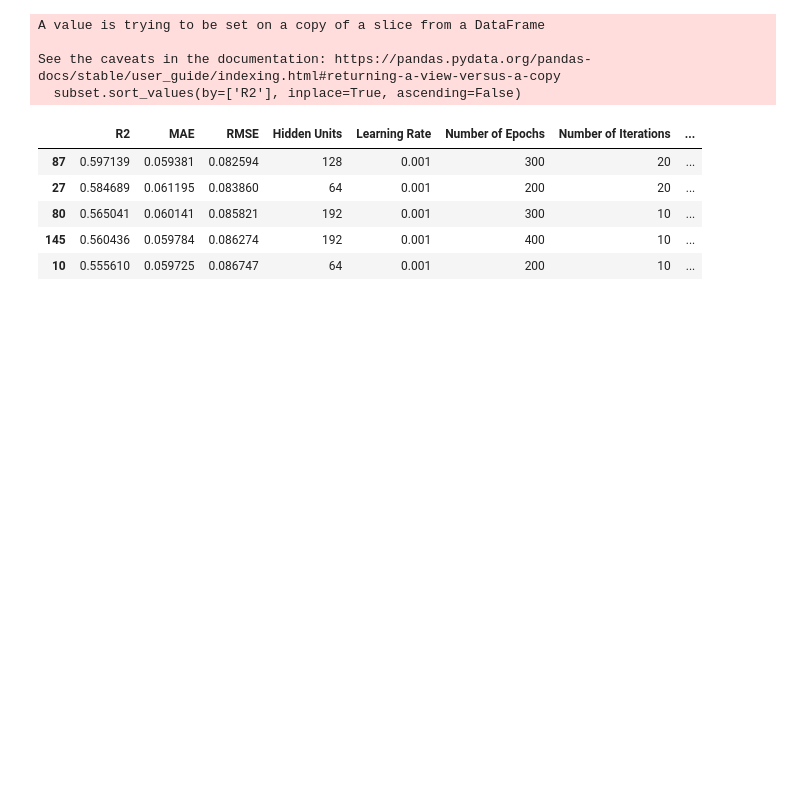
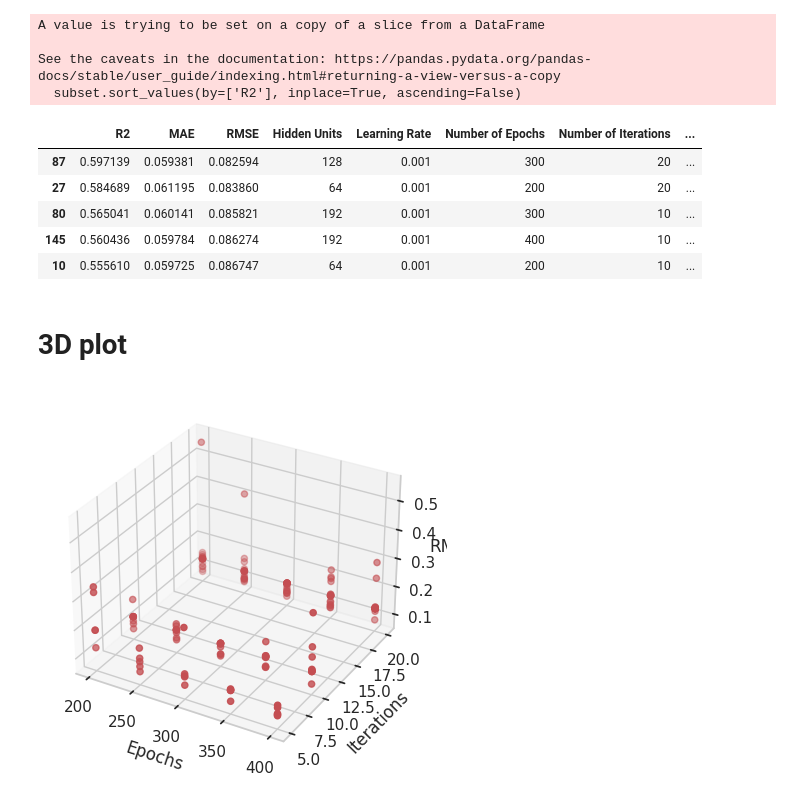
Before and after one commit to VinciGit00/MasterThesis, a Jupyter notebook: Python/Iteration improvement/Analysis/Second filter/4-LSTM.ipynb, the cells around one changed output. Drawn from its saved outputs; the diff is of its cells as text; code cells hidden in the pictures; blank space fills up the shorter version.

```diff
--- a/Python/Iteration improvement/Analysis/Second filter/4-LSTM.ipynb
+++ b/Python/Iteration improvement/Analysis/Second filter/4-LSTM.ipynb
@@ -76,3 +76,25 @@ See the caveats in the documentation: https://pandas.pydata.org/pandas-docs/stab
 | 80 | 0.565041 | 0.060141 | 0.085821 | 192 | 0.001 | 300 | 10 | ... |
 | 145 | 0.560436 | 0.059784 | 0.086274 | 192 | 0.001 | 400 | 10 | ... |
 | 10 | 0.555610 | 0.059725 | 0.086747 | 64 | 0.001 | 200 | 10 | ... |
+# %% [markdown]
+# 3D plot
+# %%
+import matplotlib.pyplot as plt
+from mpl_toolkits.mplot3d import Axes3D
+
+# Create a 3D plot
+fig = plt.figure()
+ax = fig.add_subplot(111, projection='3d')
+
+# Scatter plot
+ax.scatter(df["Number of Epochs"],df["Number of Iterations"], df["RMSE"], c='r', marker='o')
+
+# Set labels
+ax.set_xlabel('Epochs')
+ax.set_ylabel('Iterations')
+ax.set_zlabel('RMSE')
+
+# Show the plot
+plt.show()
+# %% [output]
+[figure, added]
```
Also changed, not shown: 15 other files.
